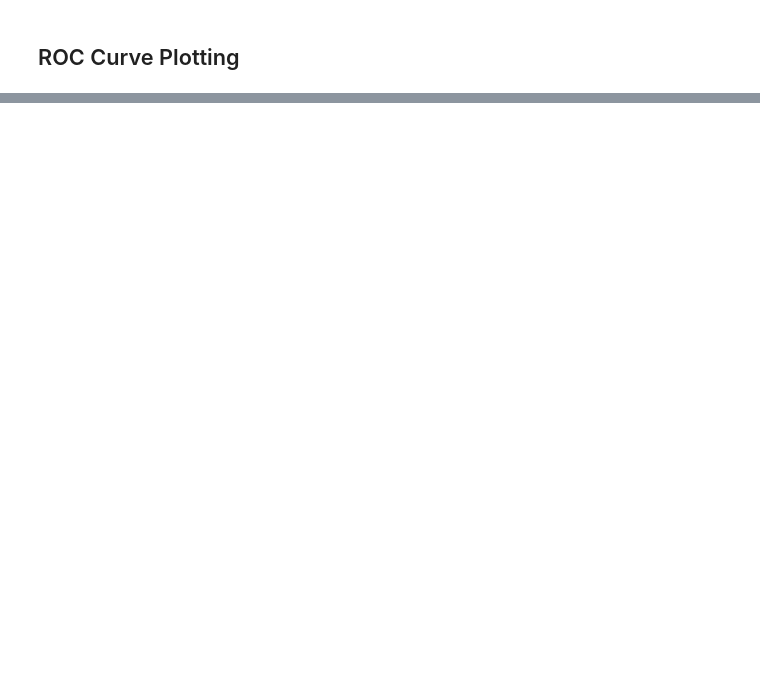
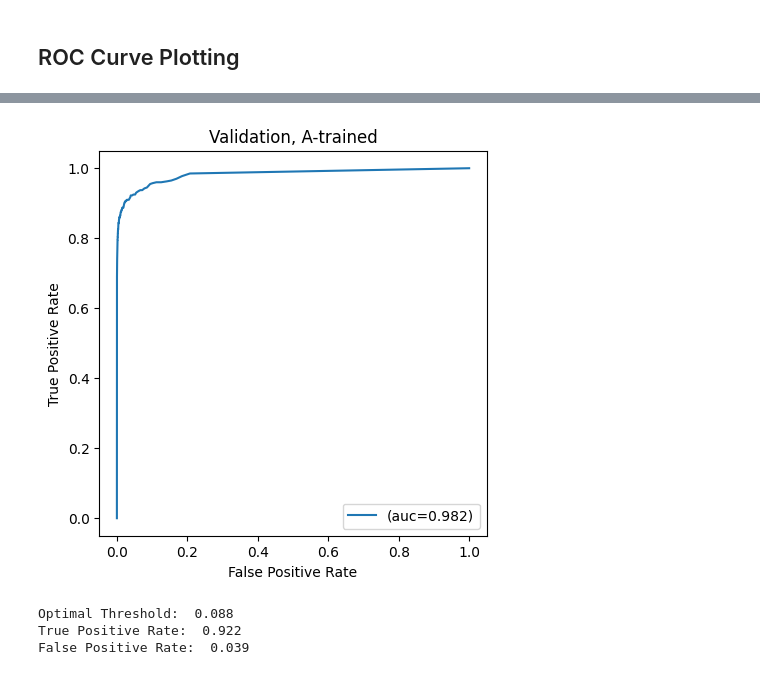
Before and after one commit to nirlavi28/O6MeG, a Jupyter notebook: ROC_AUC.ipynb, the cells around one changed output, grey strips where cells are left out. Saved outputs shown, nothing was run; the diff lists cells and outputs as text; code cells hidden in the pictures; blank space fills up the shorter version.

```diff
--- a/ROC_AUC.ipynb
+++ b/ROC_AUC.ipynb
@@ -96,0 +364,21 @@ False Positive Rate:  0.0
+# %%
+fpr_A, tpr_A, thresholds_A = roc_curve(truth_A, prediction_A)
+auc_A = auc(fpr_A, tpr_A)
+
+plt.figure(figsize=(5,5), dpi=100)
+plt.plot(fpr_A, tpr_A, linestyle='-', label='(auc=%0.3f)' % auc_A)
+plt.title('Validation, A-trained')
+plt.xlabel('False Positive Rate')
+plt.ylabel('True Positive Rate')
+
+plt.legend(loc = 4)
+plt.show()
+
+print("Optimal Threshold: ", round(thresholds_A[np.argmax(tpr_A - fpr_A)],3))
+print("True Positive Rate: ", round(tpr_A[np.argmax(tpr_A - fpr_A)],3))
+print("False Positive Rate: ", round(fpr_A[np.argmax(tpr_A - fpr_A)],3))
+# %% [output]
+[figure, added]
+Optimal Threshold:  0.088
+True Positive Rate:  0.922
+False Positive Rate:  0.039
```
Also changed, not shown: parts of 20 cells of this notebook, 2 other files.
